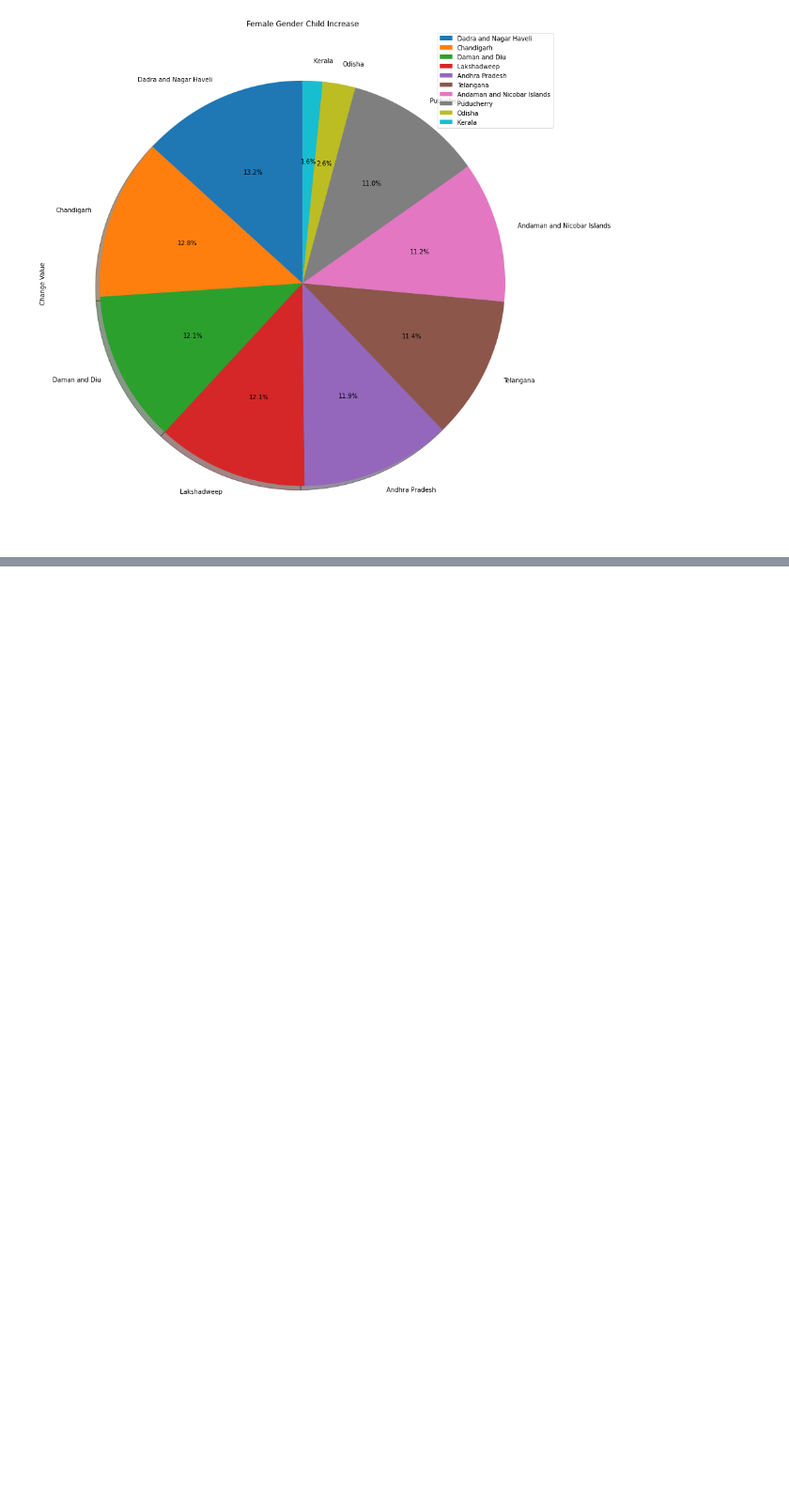
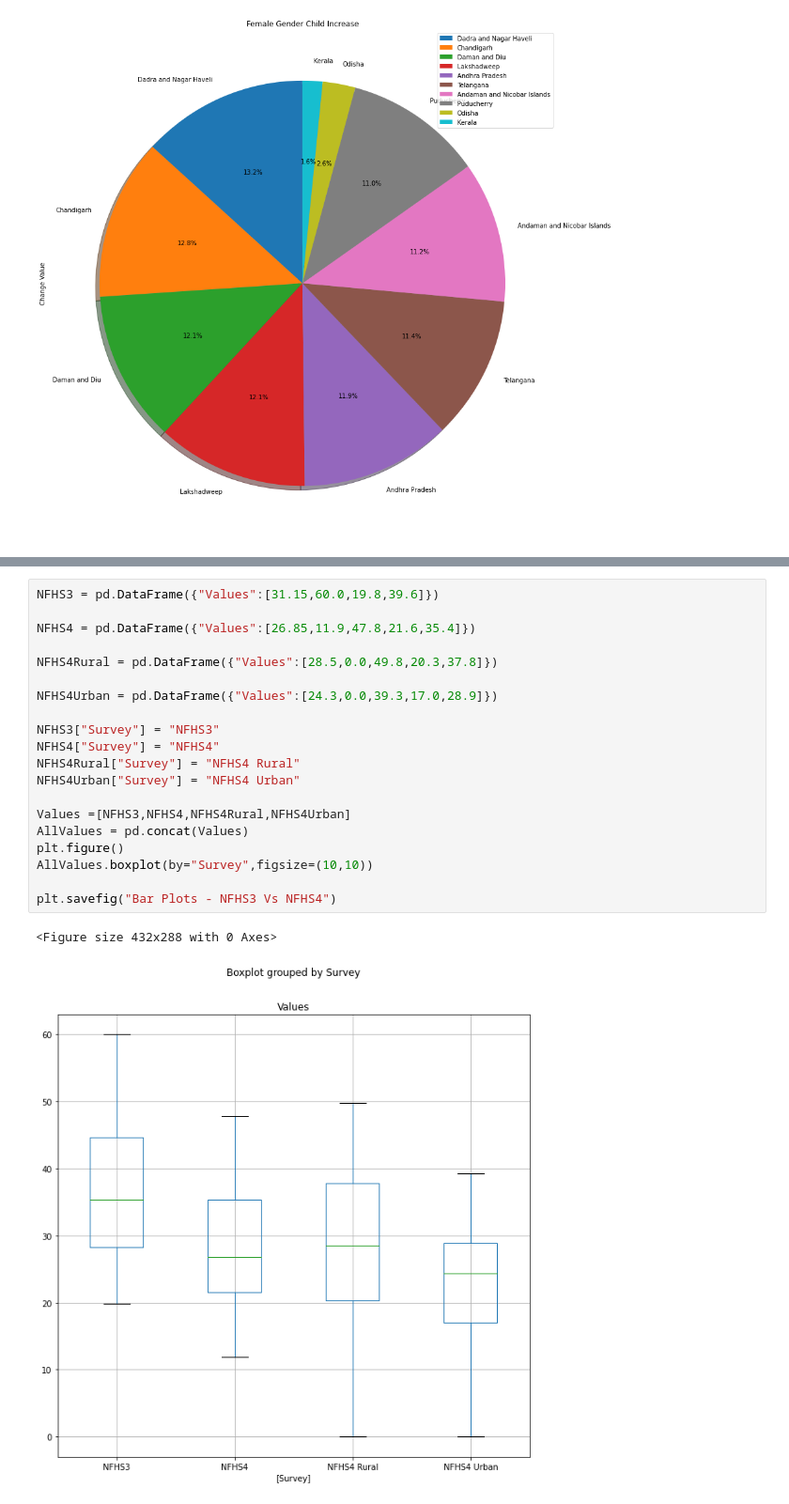
Before and after one commit to narayanan-nithya/Group_Project_Nutritional_Analysis_Of_Children_Under_Age_5, a Jupyter notebook: Complete_Nutritional_Analysis.ipynb, the cells around one changed output, grey strips where cells are left out. Shown at 94% size. Saved outputs shown, nothing was run; the diff lists cells and outputs as text; blank space fills up the shorter version.

Commit message:
Bar Plots and Outliers Calc Completed.

```diff
--- a/Complete_Nutritional_Analysis.ipynb
+++ b/Complete_Nutritional_Analysis.ipynb
@@ -785,0 +851,23 @@ state_value
+# %%
+NFHS3 = pd.DataFrame({"Values":[31.15,60.0,19.8,39.6]})
+
+NFHS4 = pd.DataFrame({"Values":[26.85,11.9,47.8,21.6,35.4]})
+
+NFHS4Rural = pd.DataFrame({"Values":[28.5,0.0,49.8,20.3,37.8]})
+
+NFHS4Urban = pd.DataFrame({"Values":[24.3,0.0,39.3,17.0,28.9]})
+
+NFHS3["Survey"] = "NFHS3"
+NFHS4["Survey"] = "NFHS4"
+NFHS4Rural["Survey"] = "NFHS4 Rural"
+NFHS4Urban["Survey"] = "NFHS4 Urban"
+
+Values =[NFHS3,NFHS4,NFHS4Rural,NFHS4Urban]
+AllValues = pd.concat(Values)
+plt.figure()
+AllValues.boxplot(by="Survey",figsize=(10,10))
+
+plt.savefig("Bar Plots - NFHS3 Vs NFHS4")
+# %% [output]
+<Figure size 432x288 with 0 Axes>
+[figure, added]
```
Also changed, not shown: parts of 8 cells of this notebook, 1 other file.
